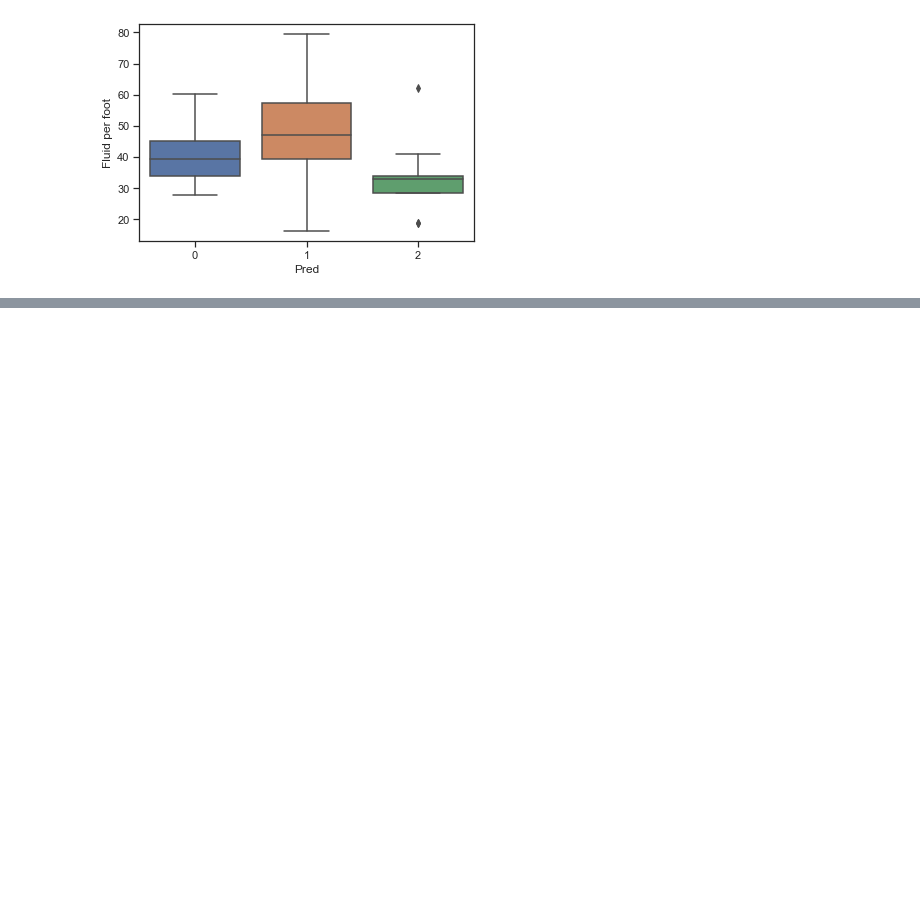
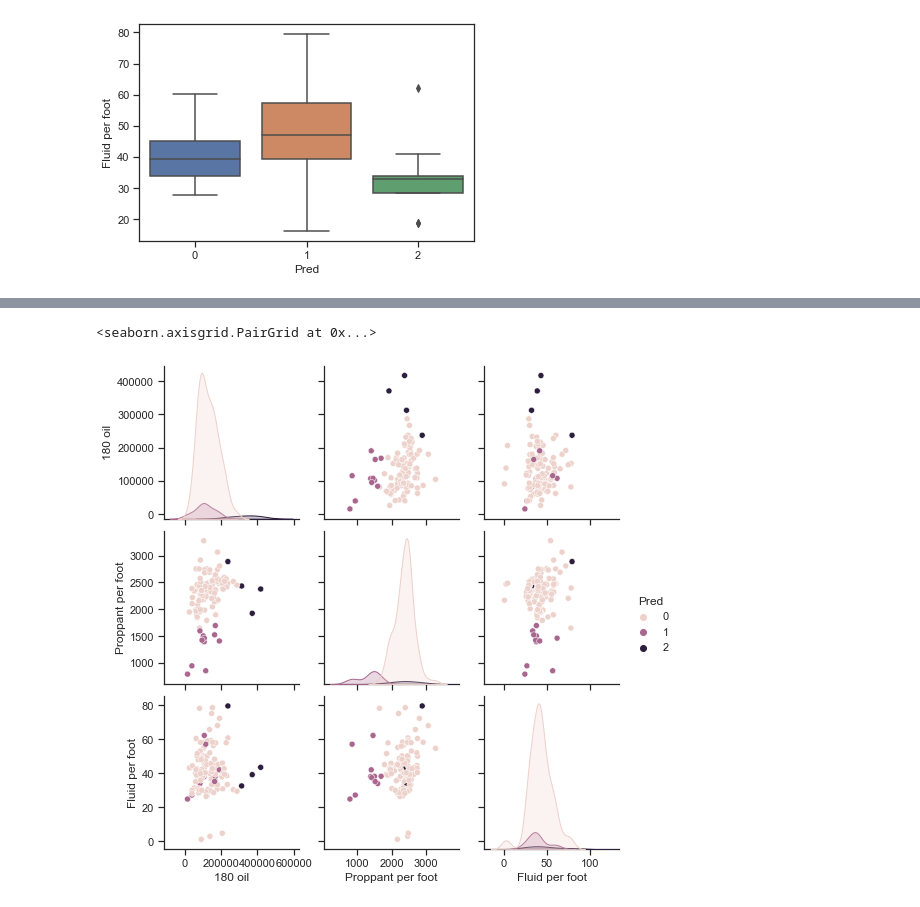
Before and after one commit to mjkhalaf/wolfcamp_DSA, a Jupyter notebook: hf.ipynb, the cells around one changed output, grey strips where cells are left out. Saved outputs shown, nothing was run; the diff lists cells and outputs as text; code cells hidden in the pictures; blank space fills up the shorter version.

Commit message:
SVM model was created for 180 oil

```diff
--- a/hf.ipynb
+++ b/hf.ipynb
@@ -1059,0 +1063,19 @@ sns.boxplot(x=dataframe_test_3['Pred'], y=dataframe_test_3['Fluid per foot'])
+# %%
+sub_2 = df_clean_2[['180 oil', 'Proppant per foot','Fluid per foot']]
+
+sub_2 = sub_2[(np.abs(stats.zscore(sub_2)) < 3).all(axis=1)]
+
+df_2 = df_clean_2.merge(sub_2,on=['180 oil', 'Proppant per foot','Fluid per foot'])
+# %%
+df_clean_8 = df_2[['180 oil', 'Proppant per foot','Fluid per foot']].to_numpy()
+clusters_3 = df_2[['kmeans Cluster']].to_numpy()
+
+x_train, x_test, y_train, y_test = train_test_split(df_clean_8, clusters_3, test_size=0.3,stratify=clusters_3)
+
+classifier = SVC(C = 1000, kernel = 'rbf', gamma = 10, random_state = 12) # Define the SVM model parameters
+classifier.fit(x_train, y_train)
+
+y_pred = classifier.predict(x_test)
+print(confusion_matrix(y_test,y_pred))
+print(classification_report(y_test,y_pred))
+print(accuracy_score(y_test, y_pred))
@@ -1059,0 +1097,6 @@ sns.boxplot(x=dataframe_test_3['Pred'], y=dataframe_test_3['Fluid per foot'])
+# %%
+param_grid = {'C': [0.1, 10, 100], 'gamma': [ 0.01, 0.1], 'kernel': ['linear']}
+
+grid = GridSearchCV(SVC(), param_grid=param_grid, cv=3, verbose=3)
+
+grid.fit(x_train,y_train)
@@ -1059,0 +1137,8 @@ sns.boxplot(x=dataframe_test_3['Pred'], y=dataframe_test_3['Fluid per foot'])
+# %%
+classifier = SVC(C = 100, kernel = 'linear', gamma = 0.01)
+classifier.fit(x_train, y_train)
+
+y_pred = classifier.predict(x_test)
+print(confusion_matrix(y_test,y_pred))
+print(classification_report(y_test,y_pred))
+print(accuracy_score(y_test, y_pred))
@@ -1059,0 +1160,9 @@ sns.boxplot(x=dataframe_test_3['Pred'], y=dataframe_test_3['Fluid per foot'])
+# %%
+dataframe_test_4 = pd.DataFrame(data = x_test, columns = ['180 oil', 'Proppant per foot','Fluid per foot'] )
+dataframe_test_4['Pred'] = y_pred
+dataframe_test_4['True'] = y_test
+
+sns.pairplot(dataframe_test_4, vars =['180 oil', 'Proppant per foot','Fluid per foot'], hue = 'Pred')
+# %% [output]
+<seaborn.axisgrid.PairGrid at 0x...>
+[figure, added]
```
Also changed, not shown: parts of 13 cells of this notebook.
